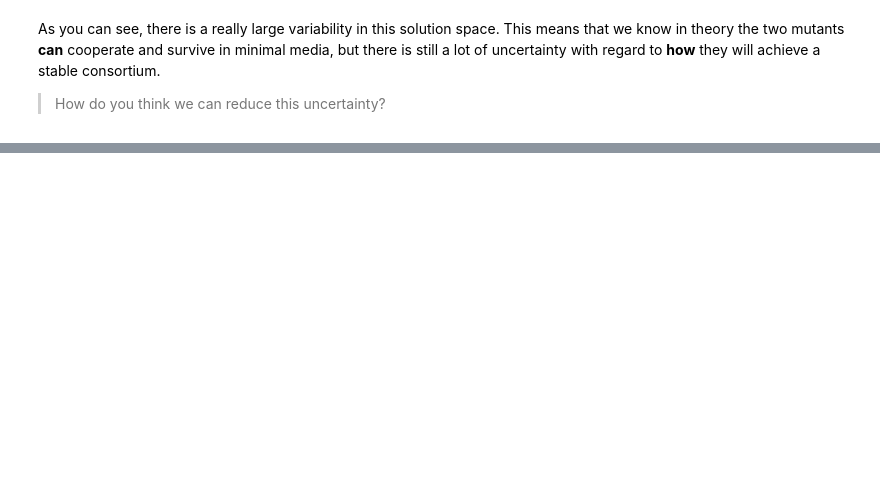
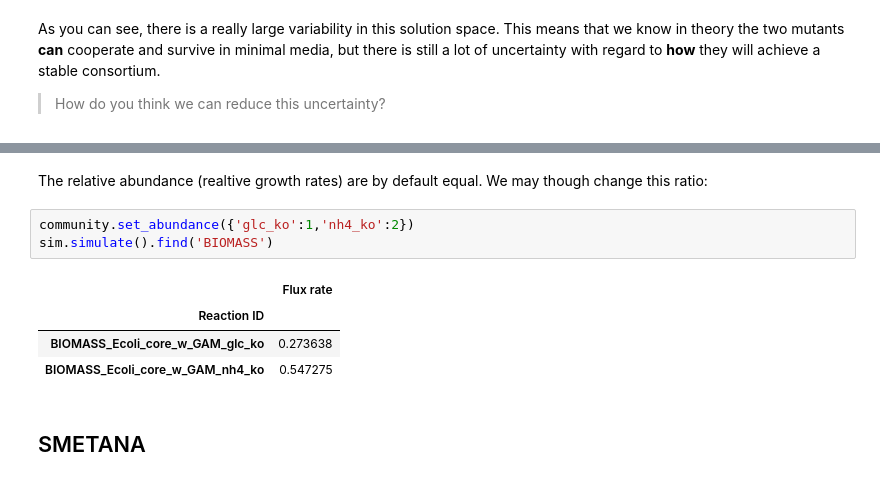
Before and after one commit to vmspereira/ELIXIR-2023, a Jupyter notebook: notebooks/community.ipynb, the cells around one changed output, grey strips where cells are left out. Cells and saved outputs as stored; diff of their text form; blank space fills up the shorter version.

```diff
--- a/notebooks/community.ipynb
+++ b/notebooks/community.ipynb
@@ -172,0 +374,12 @@ As you can see, there is a really large variability in this solution space. This
+# %% [markdown]
+The relative abundance (realtive growth rates) are by default equal. We may though change this ratio:
+# %%
+community.set_abundance({'glc_ko':1,'nh4_ko':2})
+sim.simulate().find('BIOMASS')
+# %% [output]
+|  | Flux rate |
+| Reaction ID |  |
+| BIOMASS_Ecoli_core_w_GAM_glc_ko | 0.273638 |
+| BIOMASS_Ecoli_core_w_GAM_nh4_ko | 0.547275 |
+# %% [markdown]
+## SMETANA
```
Also changed, not shown: parts of 45 cells of this notebook.
